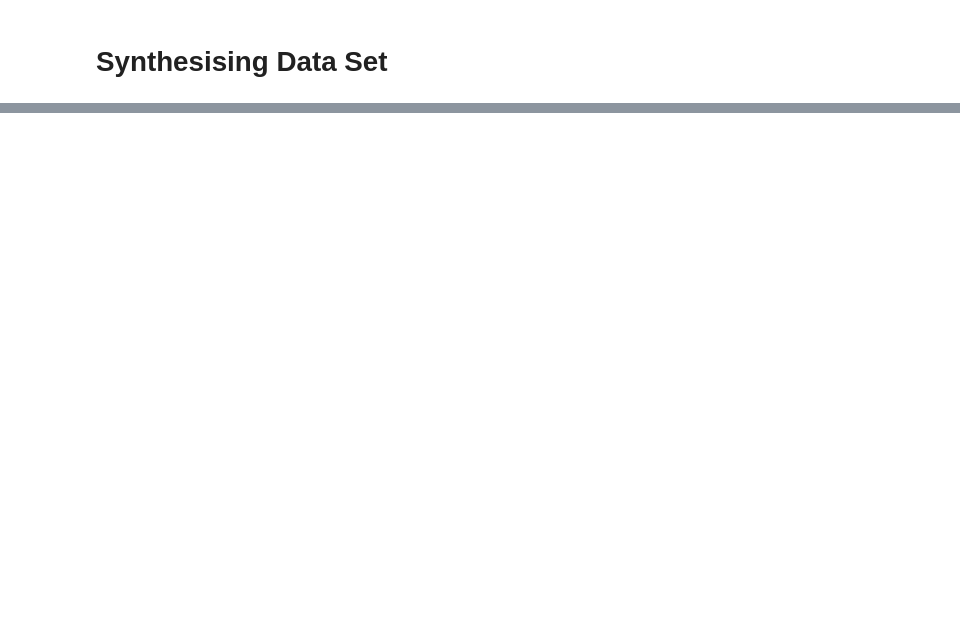
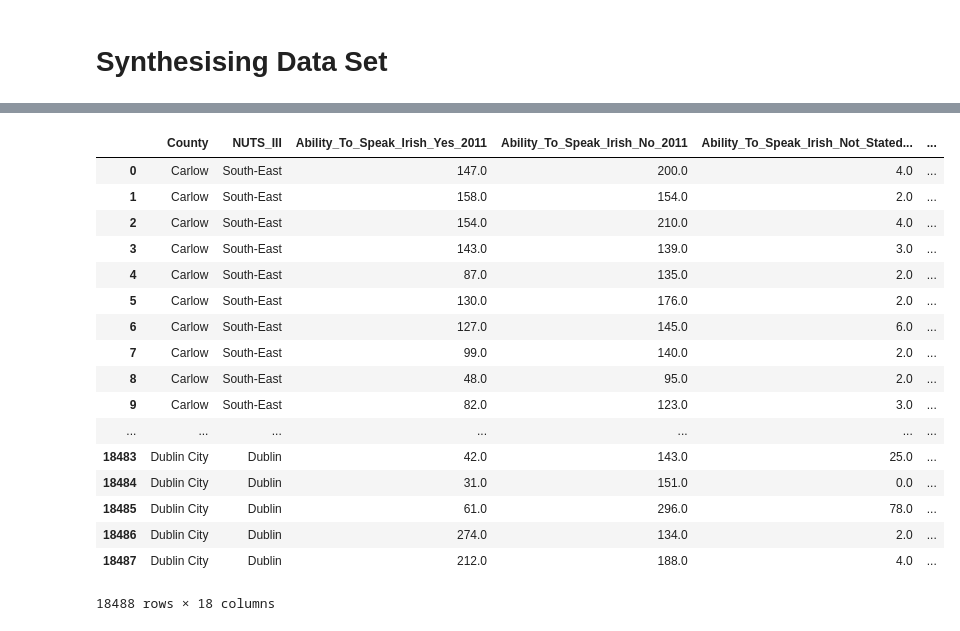
Before and after one commit to Luis-Navarro/Programming-for-Data-Analysis-Project, a Jupyter notebook: Synthesising Dataset with Python based on real life sample.ipynb, the cells around one changed output, grey strips where cells are left out. Saved outputs shown, nothing was run; the diff lists cells and outputs as text; code cells hidden in the pictures; blank space fills up the shorter version.

```diff
--- a/Synthesising Dataset with Python based on real life sample.ipynb
+++ b/Synthesising Dataset with Python based on real life sample.ipynb
@@ -12,6 +15,3 @@
 # %%
 import pandas as pd
-irish = pd.read_csv('data/theme_3_small_areas.csv', encoding='latin-1')
-religion= pd.read_csv('data/religion.csv', encoding='latin-1')
-
-#print (irish)
+df = pd.read_csv('data/theme_3_small_areas.csv', encoding='latin-1')
@@ -33 +31,28 @@ irish.describe()
+# %%
+# Removing last row and first 5 columns from dataset
+df=df.iloc[0:-1,5:]
+
+# Removing unrequired columns
+df.drop(['NUTS_II','Planning Region','Perc_Ability_To_Speak_Irish_Yes_2011','Perc_Ability_To_Speak_Irish_No_2011','Perc_Ability_To_Speak_Irish_Not_Stated_2011','Perc_Freq_Of_Irish_Daily_Within_Education_System_2011','Perc_Freq_Of_Irish_Daily_Within_And_Outside_Education_System_2011','Perc_Freq_Of_Irish_Daily_Outside_Education_System_2011','Perc_Freq_Of_Irish_Weekly_Outside_Education_System_2011','Perc_Freq_Of_Irish_Less_Often_Outside_Education_System_2011','Perc_Freq_Of_Irish_Never_Outside_Education_System_2011','Perc_Freq_Of_Irish_Not_Stated_Outside_Education_System_2011','Perc_Freq_Of_Irish_Outside_Edu_Daily_2011','Perc_Freq_Of_Irish_Outside_Edu_Weekly_2011','Perc_Freq_Of_Irish_Outside_Edu_Less_Often_2011','Perc_Freq_Of_Irish_Outside_Edu_Never','Perc_Freq_Of_Irish_Outside_Edu_Daily_2011','Perc_Freq_Of_Irish_Outside_Edu_Weekly_2011','Perc_Freq_Of_Irish_Outside_Edu_Less_Often_2011','Perc_Freq_Of_Irish_Outside_Edu_Never'], axis=1, inplace=True)
+# %%
+df
+# %% [output]
+|  | County | NUTS_III | Ability_To_Speak_Irish_Yes_2011 | Ability_To_Speak_Irish_No_2011 | Ability_To_Speak_Irish_Not_Stated... | ... |
+| 0 | Carlow | South-East | 147.0 | 200.0 | 4.0 | ... |
+| 1 | Carlow | South-East | 158.0 | 154.0 | 2.0 | ... |
+| 2 | Carlow | South-East | 154.0 | 210.0 | 4.0 | ... |
+| 3 | Carlow | South-East | 143.0 | 139.0 | 3.0 | ... |
+| 4 | Carlow | South-East | 87.0 | 135.0 | 2.0 | ... |
+| 5 | Carlow | South-East | 130.0 | 176.0 | 2.0 | ... |
+| 6 | Carlow | South-East | 127.0 | 145.0 | 6.0 | ... |
+| 7 | Carlow | South-East | 99.0 | 140.0 | 2.0 | ... |
+| 8 | Carlow | South-East | 48.0 | 95.0 | 2.0 | ... |
+| 9 | Carlow | South-East | 82.0 | 123.0 | 3.0 | ... |
+| ... | ... | ... | ... | ... | ... | ... |
+| 18483 | Dublin City | Dublin | 42.0 | 143.0 | 25.0 | ... |
+| 18484 | Dublin City | Dublin | 31.0 | 151.0 | 0.0 | ... |
+| 18485 | Dublin City | Dublin | 61.0 | 296.0 | 78.0 | ... |
+| 18486 | Dublin City | Dublin | 274.0 | 134.0 | 2.0 | ... |
+| 18487 | Dublin City | Dublin | 212.0 | 188.0 | 4.0 | ... |
+18488 rows × 18 columns
 # %%
```
Also changed, not shown: parts of 9 cells of this notebook.
